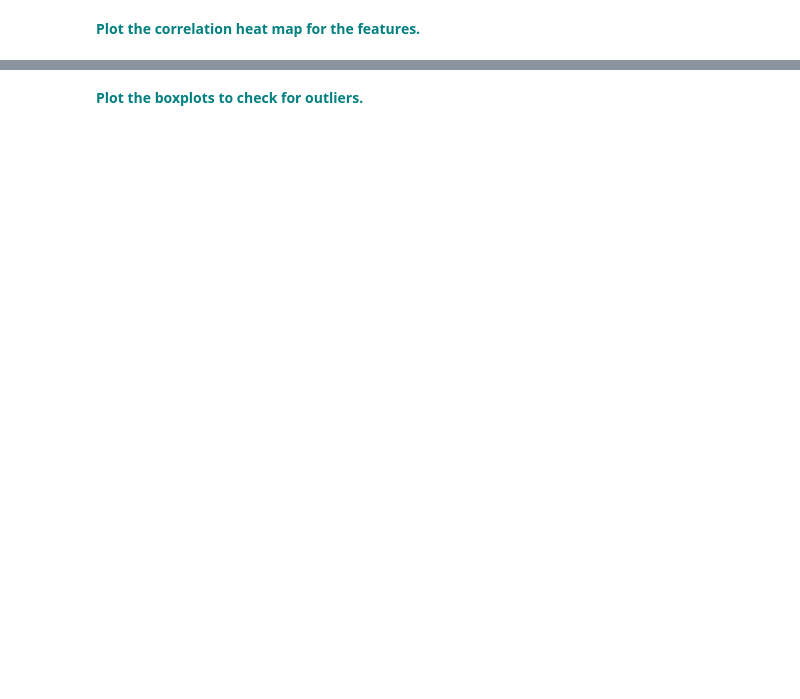
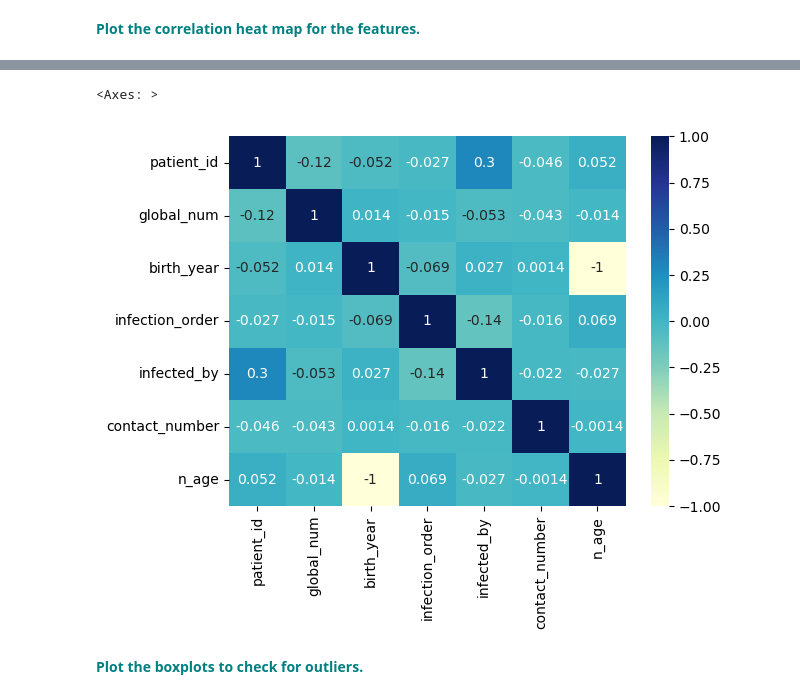
Before and after one commit to sabheen9/RandomForest_Covid_Case_Study, a Jupyter notebook: RandomForest Covid Case Study_06302020/RandomForest_casestudy_covid19.ipynb, the cells around one changed output, grey strips where cells are left out. Saved outputs shown, nothing was run; the diff lists cells and outputs as text; code cells hidden in the pictures; blank space fills up the shorter version.

```diff
--- a/RandomForest Covid Case Study_06302020/RandomForest_casestudy_covid19.ipynb
+++ b/RandomForest Covid Case Study_06302020/RandomForest_casestudy_covid19.ipynb
@@ -192,0 +230,4 @@ df['contact_number'].fillna((df['contact_number'].mean()), inplace=True)
+# %%
+# filling infection_case column
+df['infection_case'].fillna(method='ffill',inplace=True)
+df['infection_case'].isnull().sum()
@@ -192,0 +236,4 @@ df['contact_number'].fillna((df['contact_number'].mean()), inplace=True)
+# %%
+# filling city column
+df['city'].fillna(method='ffill',inplace=True)
+df['city'].isnull().sum()
@@ -192,0 +242,4 @@ df['contact_number'].fillna((df['contact_number'].mean()), inplace=True)
+# %%
+# filling infection_case column
+df['state'].fillna(method='ffill',inplace=True)
+df['state'].isnull().sum()
@@ -192,0 +248,4 @@ df['contact_number'].fillna((df['contact_number'].mean()), inplace=True)
+# %%
+# filling infection_case column
+df['confirmed_date'].fillna(method='ffill',inplace=True)
+df['confirmed_date'].isnull().sum()
@@ -230,2 +387,7 @@ vn
+# %%
+sns.heatmap(data=df.corr(),cmap="YlGnBu",annot=True)
+# %% [output]
+<Axes: >
+[figure, added]
 # %% [markdown]
 **<font color='teal'> Plot the boxplots to check for outliers. </font>**
```
Also changed, not shown: parts of 25 cells of this notebook, 2 other files.
